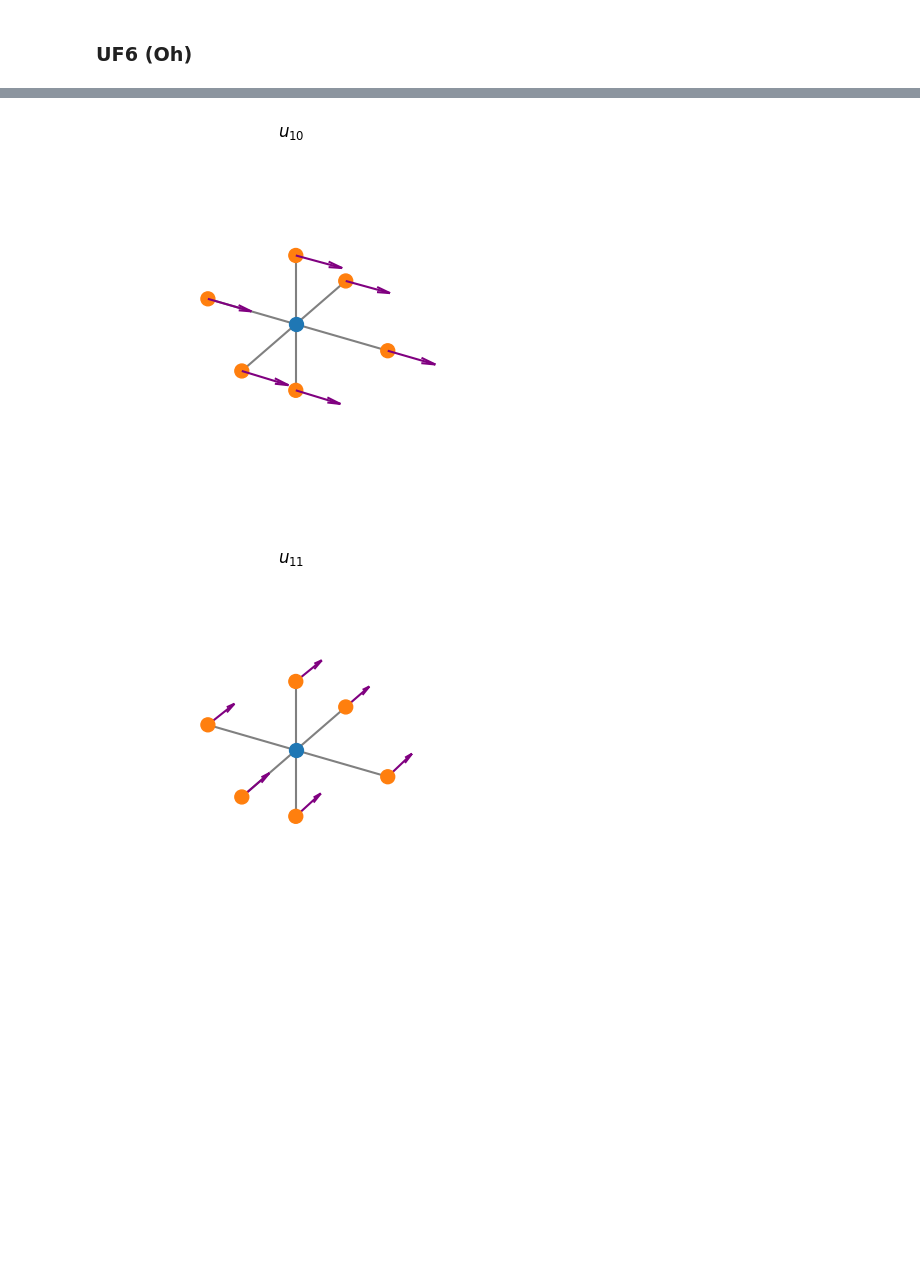
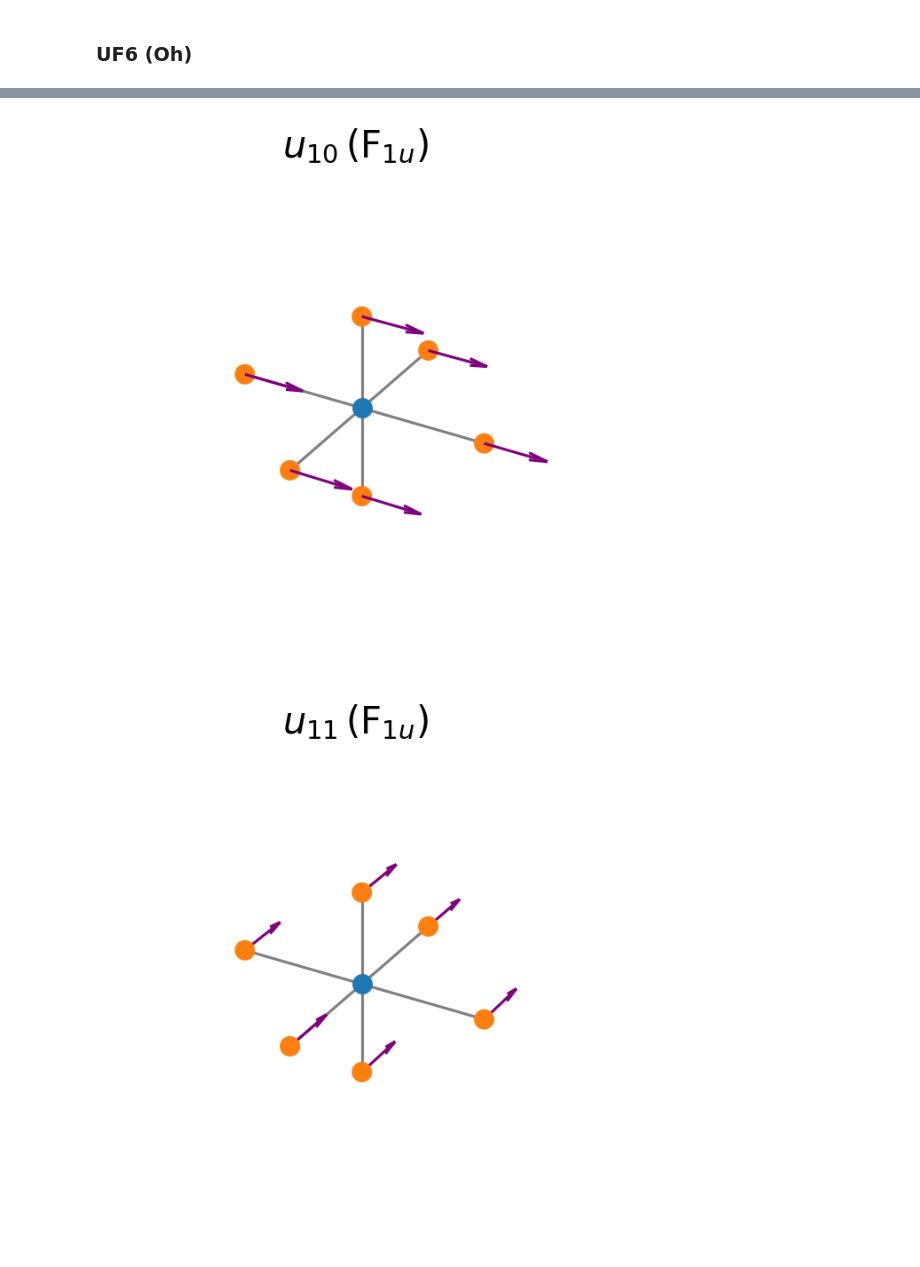
Before and after one commit to TheoNDionne/GroupTheoryHomework, a Jupyter notebook: group_theory_homework.ipynb, the cells around one changed output, grey strips where cells are left out. Saved outputs shown, nothing was run; the diff lists cells and outputs as text; code cells hidden in the pictures; blank space fills up the shorter version.

```diff
--- a/group_theory_homework.ipynb
+++ b/group_theory_homework.ipynb
@@ -8,7 +8,7 @@ import numpy as np
 import matplotlib.pyplot as plt
 
 import matplotlib as mpl
-mpl.rcParams["figure.dpi"] = 100
+mpl.rcParams["figure.dpi"] = 150
 # %% [markdown]
 ## Calculating the decomposition of the mechanical reps
 # %% [markdown]
@@ -699,7 +737,7 @@ def plot_mode_Oh(sym_adap, atom_spatial_coordinates, title):
     ax.scatter(atom_spatial_coordinates[0,1:],atom_spatial_coordinates[1,1:],atom_spatial_coordinates[2,1:], s=100, alpha=1) # F atoms
 
     # plotting title
-    ax.set_title(title)
+    ax.set_title(title, fontsize=20)
     ax.set_axis_off()
 
     pass
@@ -782,38 +837,55 @@ initial_coords_u11 = np.zeros((3,7), dtype=float)
 initial_coords_u11[1,1] = 1 # init vector
 initial_coords_u11[1,2] = 1 # init vector
 initial_coords_u11[1,5] = 1 # init vector
 sym_adap_u11 = get_symmetry_adapted_modes(initial_coords_u11, 7, mechanical_rep_Oh, character_table_Oh, elements_per_class_Oh)
 
 initial_coords_u12 = np.zeros((3,7), dtype=float)
 initial_coords_u12[2,1] = 1 # init vector
 initial_coords_u12[2,2] = 1 # init vector
 initial_coords_u12[2,5] = 1 # init vector
 sym_adap_u12 = get_symmetry_adapted_modes(initial_coords_u12, 7, mechanical_rep_Oh, character_table_Oh, elements_per_class_Oh)
 
 initial_coords_u13 = np.zeros((3,7), dtype=float)
 initial_coords_u13[0,1] = 1 # init vector
 initial_coords_u13[0,2] = -1 # init vector
 initial_coords_u13[0,5] = -1 # init vector
 sym_adap_u13 = get_symmetry_adapted_modes(initial_coords_u13, 7, mechanical_rep_Oh, character_table_Oh, elements_per_class_Oh)
 
 initial_coords_u14 = np.zeros((3,7), dtype=float)
 initial_coords_u14[1,1] = -1 # init vector
 initial_coords_u14[1,2] = 1 # init vector
 initial_coords_u14[1,5] = -1 # init vector
 sym_adap_u14 = get_symmetry_adapted_modes(initial_coords_u14, 7, mechanical_rep_Oh, character_table_Oh, elements_per_class_Oh)
 
 initial_coords_u15 = np.zeros((3,7), dtype=float)
 initial_coords_u15[2,1] = -1 # init vector
 initial_coords_u15[2,2] = -1 # init vector
 initial_coords_u15[2,5] = 1 # init vector
 sym_adap_u15 = get_symmetry_adapted_modes(initial_coords_u15, 7, mechanical_rep_Oh, character_table_Oh, elements_per_class_Oh)
 
-plot_mode_Oh(sym_adap_u10, atom_spatial_coordinates_Oh, "$u_{10}$")
-plot_mode_Oh(sym_adap_u11, atom_spatial_coordinates_Oh, "$u_{11}$")
-plot_mode_Oh(sym_adap_u12, atom_spatial_coordinates_Oh, "$u_{12}$")
-plot_mode_Oh(sym_adap_u13, atom_spatial_coordinates_Oh, "$u_{13}$")
-plot_mode_Oh(sym_adap_u14, atom_spatial_coordinates_Oh, "$u_{14}$")
-plot_mode_Oh(sym_adap_u15, atom_spatial_coordinates_Oh, "$u_{15}$")
+plot_mode_Oh(sym_adap_u10, atom_spatial_coordinates_Oh, "$u_{10}\\,(\\text{F}_{1u})$")
+plt.savefig("Oh_coords/u10.png", bbox_inches="tight")
+plt.show()
+
+plot_mode_Oh(sym_adap_u11, atom_spatial_coordinates_Oh, "$u_{11}\\,(\\text{F}_{1u})$")
+plt.savefig("Oh_coords/11.png", bbox_inches="tight")
+plt.show()
+
+plot_mode_Oh(sym_adap_u12, atom_spatial_coordinates_Oh, "$u_{12}\\,(\\text{F}_{1u})$")
+plt.savefig("Oh_coords/u12.png", bbox_inches="tight")
+plt.show()
+
+plot_mode_Oh(sym_adap_u13, atom_spatial_coordinates_Oh, "$u_{13}\\,(\\text{F}_{1u})$")
+plt.savefig("Oh_coords/u13.png", bbox_inches="tight")
+plt.show()
+
+plot_mode_Oh(sym_adap_u14, atom_spatial_coordinates_Oh, "$u_{14}\\,(\\text{F}_{1u})$")
+plt.savefig("Oh_coords/u14.png", bbox_inches="tight")
+plt.show()
+
+plot_mode_Oh(sym_adap_u15, atom_spatial_coordinates_Oh, "$u_{15}\\,(\\text{F}_{1u})$")
+plt.savefig("Oh_coords/u15.png", bbox_inches="tight")
+plt.show()
 # %% [output]
-[figure, old version]
+[figure, new version]
-[figure, old version]
+[figure, new version]
```
Also changed, not shown: parts of 11 cells of this notebook, 36 other files.
